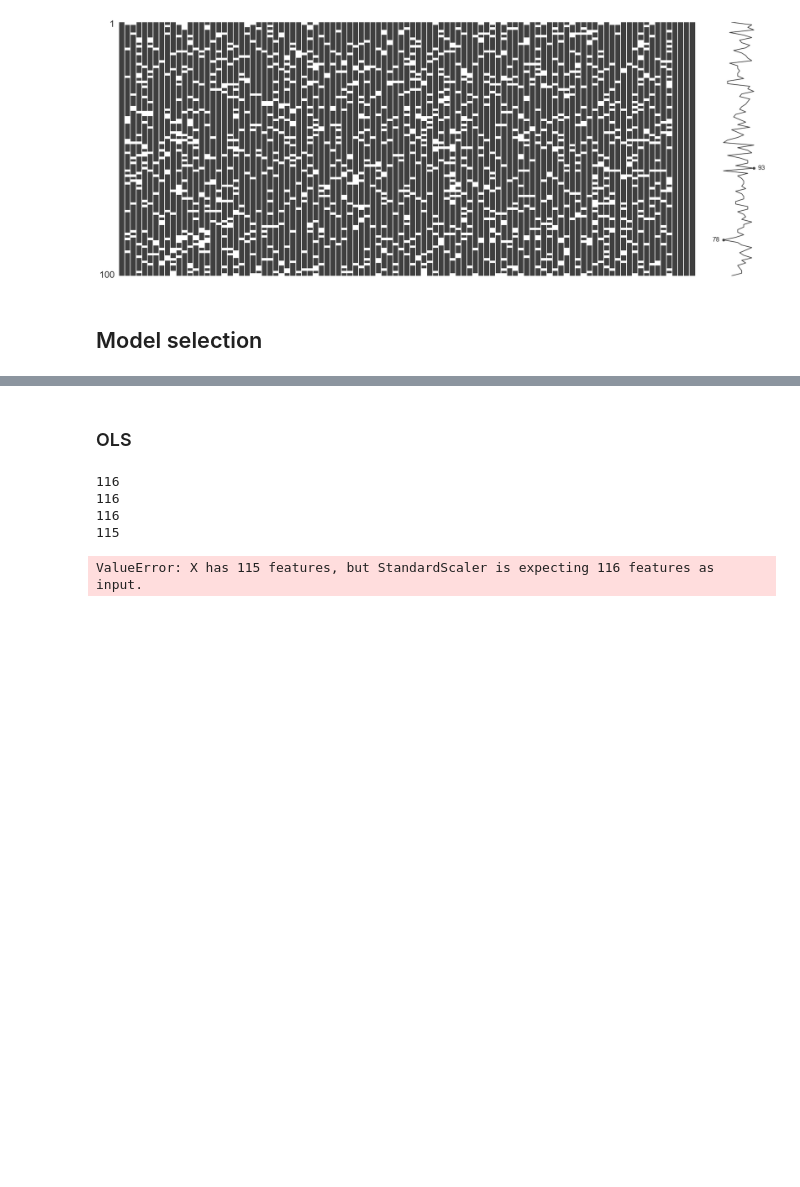
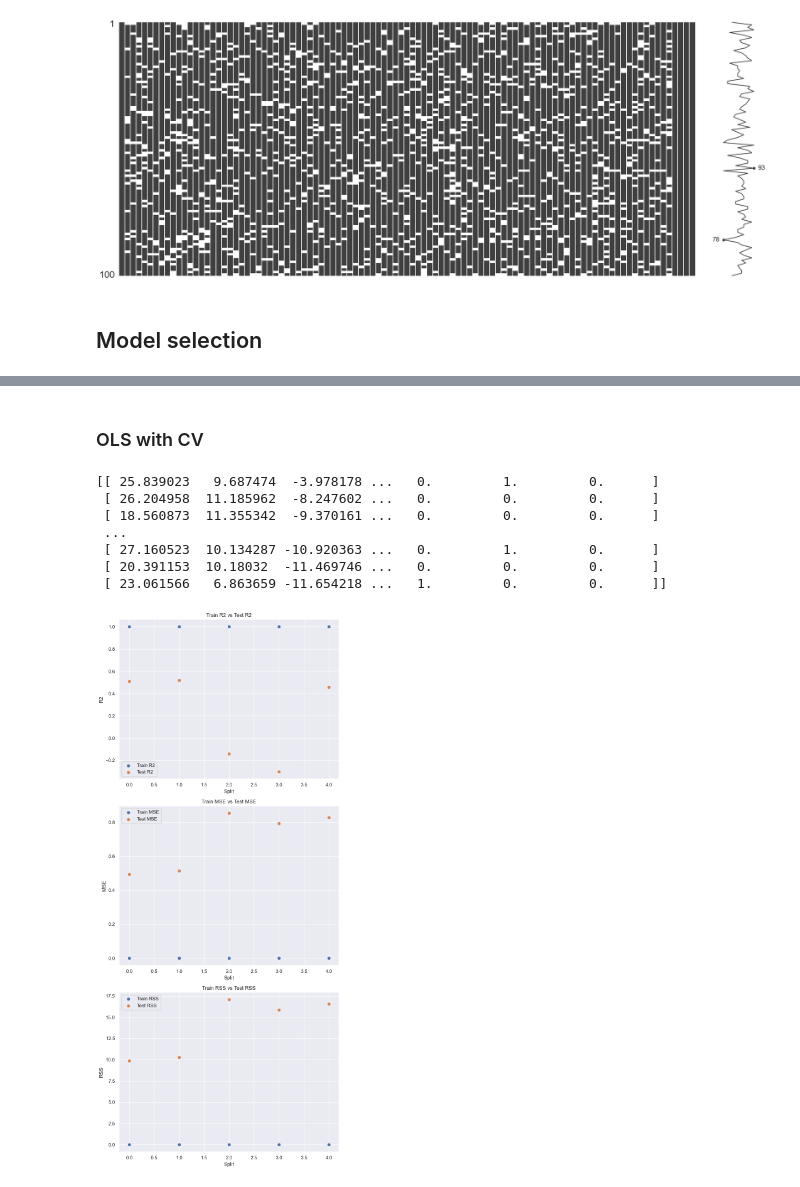
Before and after one commit to ferraster/project_1_CDA, a Jupyter notebook: project_1.ipynb, the cells around one changed output, grey strips where cells are left out. Cells and saved outputs as stored; diff of their text form; code cells hidden in the pictures; blank space fills up the shorter version.

```diff
--- a/project_1.ipynb
+++ b/project_1.ipynb
@@ -50,12 +76,30 @@ msno.matrix(df)
 # %% [markdown]
-### OLS
+### OLS  with CV
 # %%
 
 data = df_initial.copy()
+data_OLS = df_initial.copy()
+
+ # preserves all the information and its a simple transformation so it should not lead to any data leakage
+
+data_OLS = handle_categorical_values(data_OLS)
+data_OLS = handle_missing_values(data_OLS)
+
+y = data_OLS.iloc[:,0].to_numpy()
+X = data_OLS.iloc[:,1:].to_numpy()
+
+#First attempt without CV
+
+beta, error, rank, eigenval = np.linalg.lstsq(X.astype('float'), y, rcond=None)
+yhat  = X @ beta
+
+MSE_OLS = MSE(y,yhat) #We will use this as the estimator for the residual variance
 
 
-y = data.iloc[:,0].to_numpy()
-X = data.iloc[:,1:].to_numpy()
+data = handle_categorical_values(data)
+
+y = data.iloc[:,0]
+X = data.iloc[:,1:]
 
 
 K = 5
@@ -73,34 +117,44 @@ test_TSS = [0]*K
 
 for i, (train_index, test_index) in enumerate(CV.split(X,y)):
 
-    # Deal with missing values and categorical values
+    # Deal with missing values
 
-    X_train  = preprocessing(pd.DataFrame(X[train_index,:])).values
-    Y_train  = y[train_index]
-    X_test   = preprocessing(pd.DataFrame(X[test_index,:])).values
-    Y_test   = y[test_index]
 
+
+    X_train  = X.iloc[train_index,:]
+    Y_train  = y.iloc[train_index]
+    X_test   = X.iloc[test_index,:]
+    Y_test   = y.iloc[test_index]
+
+    X_train = handle_missing_values(X_train)
+    X_test  = handle_missing_values(X_test)
+
+
+    X_train = X_train.to_numpy()
+    X_test = X_test.to_numpy()
+    Y_train = Y_train.to_numpy()
+    Y_test = Y_test.to_numpy()
     # Normalization
 
-    print(len(X_train[0]))
-    print(len(X_test[0]))
 
     X_train = X_standardizer.fit_transform(X_train)
     X_test = X_standardizer.transform(X_test)
 
-
+    Y_train = X_standardizer.fit_transform(Y_train.reshape(-1,1))
+    Y_test = X_standardizer.transform(Y_test.reshape(-1,1))
 
 
 
     beta, error, rank, eigenval = np.linalg.lstsq(X_train.astype('float'), Y_train, rcond=None)
-    yhat = X_train @ beta
+    yhat_test  = X_test @ beta
+    yhat_train = X_train @ beta
 
-    train_RSS[i]   = RSS(Y_train,yhat)
-    test_RSS[i]    = RSS(Y_test,yhat)
-    train_R2[i]    = R2(Y_train,yhat)
-    test_R2[i]     = R2(Y_test,yhat)
-    train_MSE[i]   = MSE(Y_train,yhat)
-    test_MSE[i]    = MSE(Y_test,yhat)
+    train_RSS[i]   = RSS(Y_train,yhat_train)
+    test_RSS[i]    = RSS(Y_test,yhat_test)
+    train_R2[i]    = R2(Y_train,yhat_train)
+    test_R2[i]     = R2(Y_test,yhat_test)
+    train_MSE[i]   = MSE(Y_train,yhat_train)
+    test_MSE[i]    = MSE(Y_test,yhat_test)
     test_TSS[i]    = TSS(Y_test)
     train_TSS[i]   = TSS(Y_train)
 
@@ -111,35 +165,38 @@ fig, axs = plt.subplots(3, 1, figsize=(8, 18))
 # Plot (Train R2 and Test R2)
 axs[0].scatter(range(K), train_R2, label='Train R2', marker='o')
 axs[0].scatter(range(K), test_R2, label='Test R2', marker='o')
 axs[0].set_title('Train R2 vs Test R2')
 axs[0].set_xlabel('Split')
 axs[0].set_ylabel('R2')
 axs[0].legend()
 
 # Plot (Train MSE and Test MSE)
 axs[1].scatter(range(K), train_MSE, label='Train MSE', marker='o')
 axs[1].scatter(range(K), test_MSE, label='Test MSE', marker='o')
 axs[1].set_title('Train MSE vs Test MSE')
 axs[1].set_xlabel('Split')
 axs[1].set_ylabel('MSE')
 axs[1].legend()
 
 # Plot (Train RSS and Test RSS)
 axs[2].scatter(range(K), train_RSS, label='Train RSS', marker='o')
 axs[2].scatter(range(K), test_RSS, label='Test RSS', marker='o')
 axs[2].set_title('Train RSS vs Test RSS')
 axs[2].set_xlabel('Split')
 axs[2].set_ylabel('RSS')
 axs[2].legend()
 
 # Adjust layout
 plt.tight_layout()
 
 # Show the plots
 plt.show()
 # %% [output]
-116
-116
-116
-115
+[[ 25.839023   9.687474  -3.978178 ...   0.         1.         0.      ]
+ [ 26.204958  11.185962  -8.247602 ...   0.         0.         0.      ]
+ [ 18.560873  11.355342  -9.370161 ...   0.         0.         0.      ]
+ ...
+ [ 27.160523  10.134287 -10.920363 ...   0.         1.         0.      ]
+ [ 20.391153  10.18032  -11.469746 ...   0.         0.         0.      ]
+ [ 23.061566   6.863659 -11.654218 ...   1.         0.         0.      ]]
-ValueError: X has 115 features, but StandardScaler is expecting 116 features as input.
+[figure, added]
```
Also changed, not shown: parts of 11 cells of this notebook, 2 other files.
